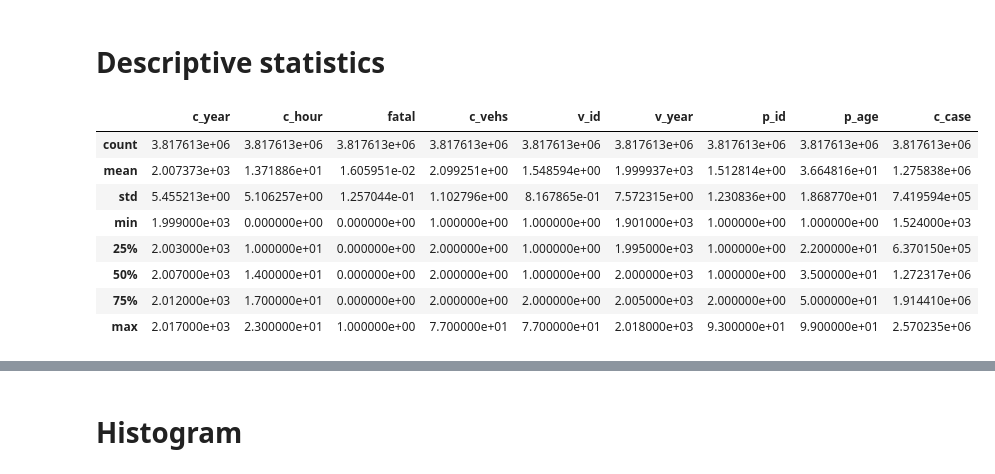
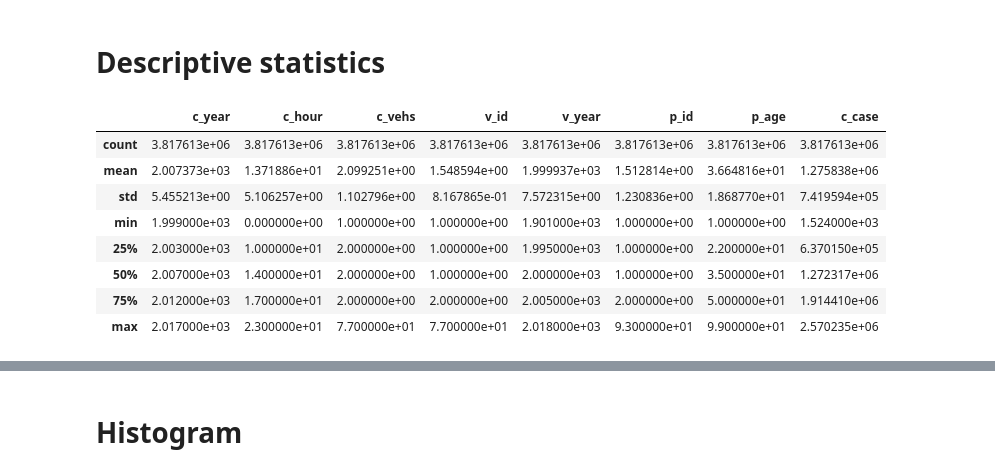
Before and after one commit to Owerre/imbalanced-learning, a Jupyter notebook: canada-collision/notebooks/02-eda.ipynb, the cells around one changed output, grey strips where cells are left out. Drawn from its saved outputs; the diff is of its cells as text; code cells hidden in the pictures.

```diff
--- a/canada-collision/notebooks/02-eda.ipynb
+++ b/canada-collision/notebooks/02-eda.ipynb
@@ -27,14 +27,14 @@ Data size (3817613, 23)
 # %% [markdown]
 # Descriptive statistics
 # %%
-df.describe()
+df.drop('fatal', axis =1).describe()
 # %% [output]
-|  | c_year | c_hour | fatal | c_vehs | v_id | v_year | p_id | p_age | c_case |
-| count | 3.817613e+06 | 3.817613e+06 | 3.817613e+06 | 3.817613e+06 | 3.817613e+06 | 3.817613e+06 | 3.817613e+06 | 3.817613e+06 | 3.817613e+06 |
-| mean | 2.007373e+03 | 1.371886e+01 | 1.605951e-02 | 2.099251e+00 | 1.548594e+00 | 1.999937e+03 | 1.512814e+00 | 3.664816e+01 | 1.275838e+06 |
-| std | 5.455213e+00 | 5.106257e+00 | 1.257044e-01 | 1.102796e+00 | 8.167865e-01 | 7.572315e+00 | 1.230836e+00 | 1.868770e+01 | 7.419594e+05 |
-| min | 1.999000e+03 | 0.000000e+00 | 0.000000e+00 | 1.000000e+00 | 1.000000e+00 | 1.901000e+03 | 1.000000e+00 | 1.000000e+00 | 1.524000e+03 |
-| 25% | 2.003000e+03 | 1.000000e+01 | 0.000000e+00 | 2.000000e+00 | 1.000000e+00 | 1.995000e+03 | 1.000000e+00 | 2.200000e+01 | 6.370150e+05 |
-| 50% | 2.007000e+03 | 1.400000e+01 | 0.000000e+00 | 2.000000e+00 | 1.000000e+00 | 2.000000e+03 | 1.000000e+00 | 3.500000e+01 | 1.272317e+06 |
-| 75% | 2.012000e+03 | 1.700000e+01 | 0.000000e+00 | 2.000000e+00 | 2.000000e+00 | 2.005000e+03 | 2.000000e+00 | 5.000000e+01 | 1.914410e+06 |
-| max | 2.017000e+03 | 2.300000e+01 | 1.000000e+00 | 7.700000e+01 | 7.700000e+01 | 2.018000e+03 | 9.300000e+01 | 9.900000e+01 | 2.570235e+06 |
+|  | c_year | c_hour | c_vehs | v_id | v_year | p_id | p_age | c_case |
+| count | 3.817613e+06 | 3.817613e+06 | 3.817613e+06 | 3.817613e+06 | 3.817613e+06 | 3.817613e+06 | 3.817613e+06 | 3.817613e+06 |
+| mean | 2.007373e+03 | 1.371886e+01 | 2.099251e+00 | 1.548594e+00 | 1.999937e+03 | 1.512814e+00 | 3.664816e+01 | 1.275838e+06 |
+| std | 5.455213e+00 | 5.106257e+00 | 1.102796e+00 | 8.167865e-01 | 7.572315e+00 | 1.230836e+00 | 1.868770e+01 | 7.419594e+05 |
+| min | 1.999000e+03 | 0.000000e+00 | 1.000000e+00 | 1.000000e+00 | 1.901000e+03 | 1.000000e+00 | 1.000000e+00 | 1.524000e+03 |
+| 25% | 2.003000e+03 | 1.000000e+01 | 2.000000e+00 | 1.000000e+00 | 1.995000e+03 | 1.000000e+00 | 2.200000e+01 | 6.370150e+05 |
+| 50% | 2.007000e+03 | 1.400000e+01 | 2.000000e+00 | 1.000000e+00 | 2.000000e+03 | 1.000000e+00 | 3.500000e+01 | 1.272317e+06 |
+| 75% | 2.012000e+03 | 1.700000e+01 | 2.000000e+00 | 2.000000e+00 | 2.005000e+03 | 2.000000e+00 | 5.000000e+01 | 1.914410e+06 |
+| max | 2.017000e+03 | 2.300000e+01 | 7.700000e+01 | 7.700000e+01 | 2.018000e+03 | 9.300000e+01 | 9.900000e+01 | 2.570235e+06 |
```
Also changed, not shown: parts of 1 cell of this notebook.
